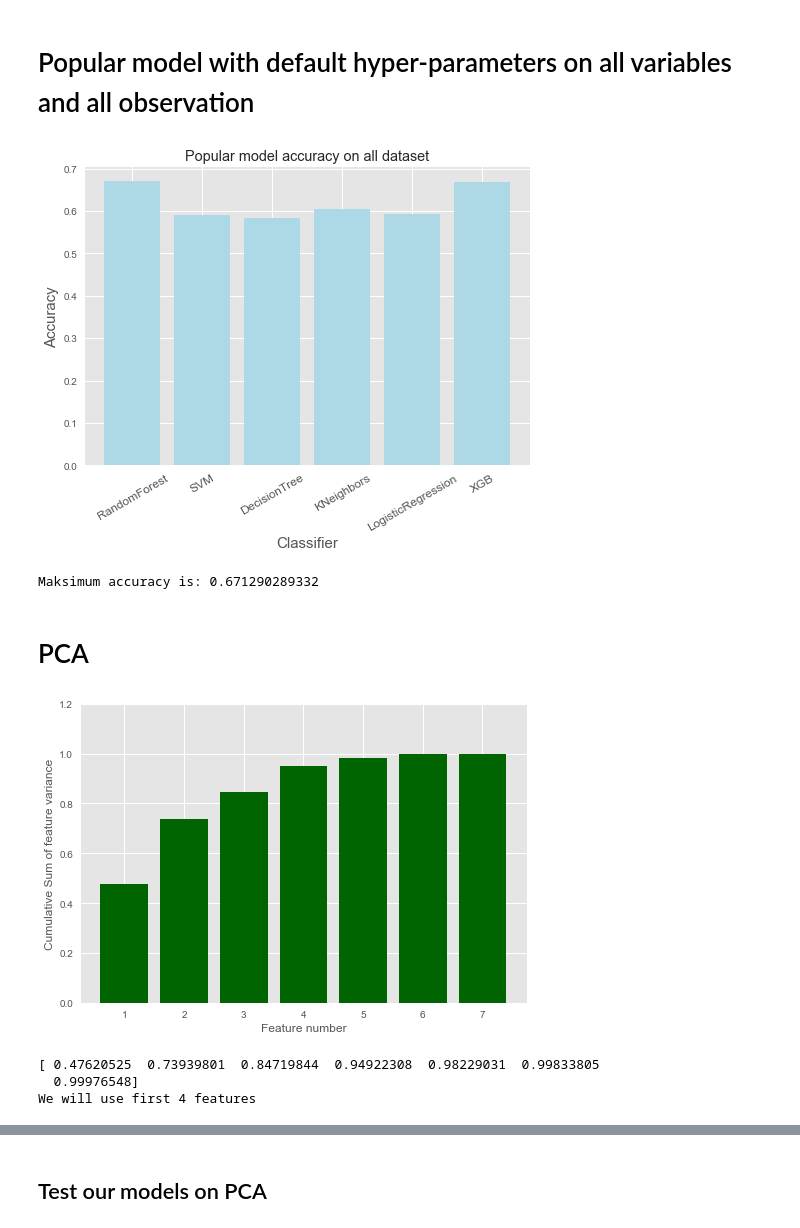
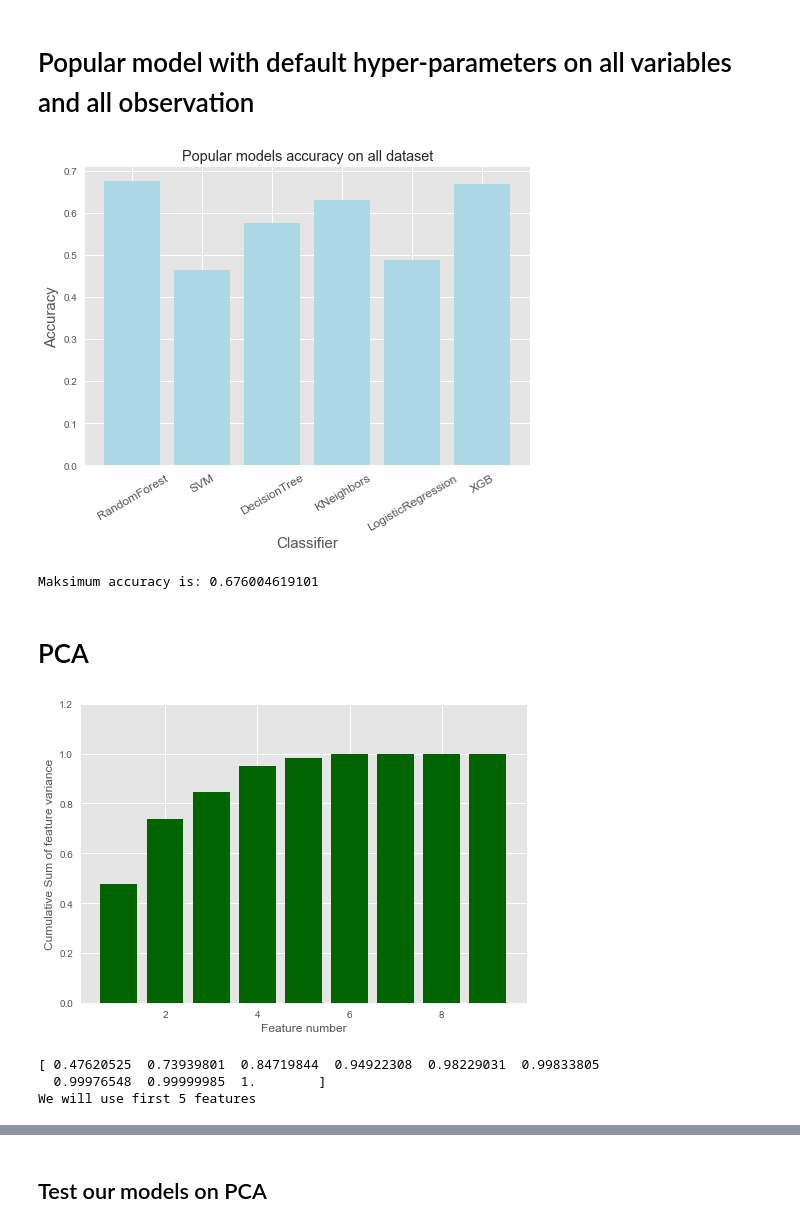
Before and after one commit to danielponikowski/Python, a Jupyter notebook: GlassDataset.ipynb, the cells around one changed output, grey strips where cells are left out. Drawn from its saved outputs; the diff is of its cells as text; code cells hidden in the pictures.

```diff
--- a/GlassDataset.ipynb
+++ b/GlassDataset.ipynb
@@ -102,33 +92,33 @@ plt.bar(index, scores, color = "lightblue")
 plt.xlabel('Classifier', fontsize=15)
 plt.ylabel('Accuracy', fontsize=15)
 plt.xticks(index, label, fontsize=12, rotation=30)
-plt.title("Popular model accuracy on all dataset")
+plt.title("Popular models accuracy on all dataset")
 plt.show()
 
 print("Maksimum accuracy is: " + str(max(scores)))
 # %% [output]
-[figure, old version]
+[figure, new version]
-Maksimum accuracy is: 0.671290289332
+Maksimum accuracy is: 0.676004619101
 # %% [markdown]
 # PCA
 # %%
-PCA_transf = PCA(n_components=7)
+PCA_transf = PCA(n_components=9)
 glass_PCA = PCA_transf.fit_transform(glass)
 
 sum_of_variance = np.cumsum(PCA_transf.explained_variance_ratio_)
 index = np.arange(1,len(sum_of_variance)+1)
 
 plt.bar(index,sum_of_variance,color = "darkgreen")
 plt.ylim(bottom = 0, top = 1.2)
 plt.xlabel("Feature number")
 plt.ylabel("Cumulative Sum of feature variance")
 plt.show()
 print(sum_of_variance)
-print("We will use first 4 features")
+print("We will use first 5 features")
 # %% [output]
-[figure, old version]
+[figure, new version]
 [ 0.47620525  0.73939801  0.84719844  0.94922308  0.98229031  0.99833805
-  0.99976548]
-We will use first 4 features
+  0.99976548  0.99999985  1.        ]
+We will use first 5 features
 # %%
 glass_PCA = pd.DataFrame(glass_PCA)
```
Also changed, not shown: parts of 39 cells of this notebook, 1 other file.
